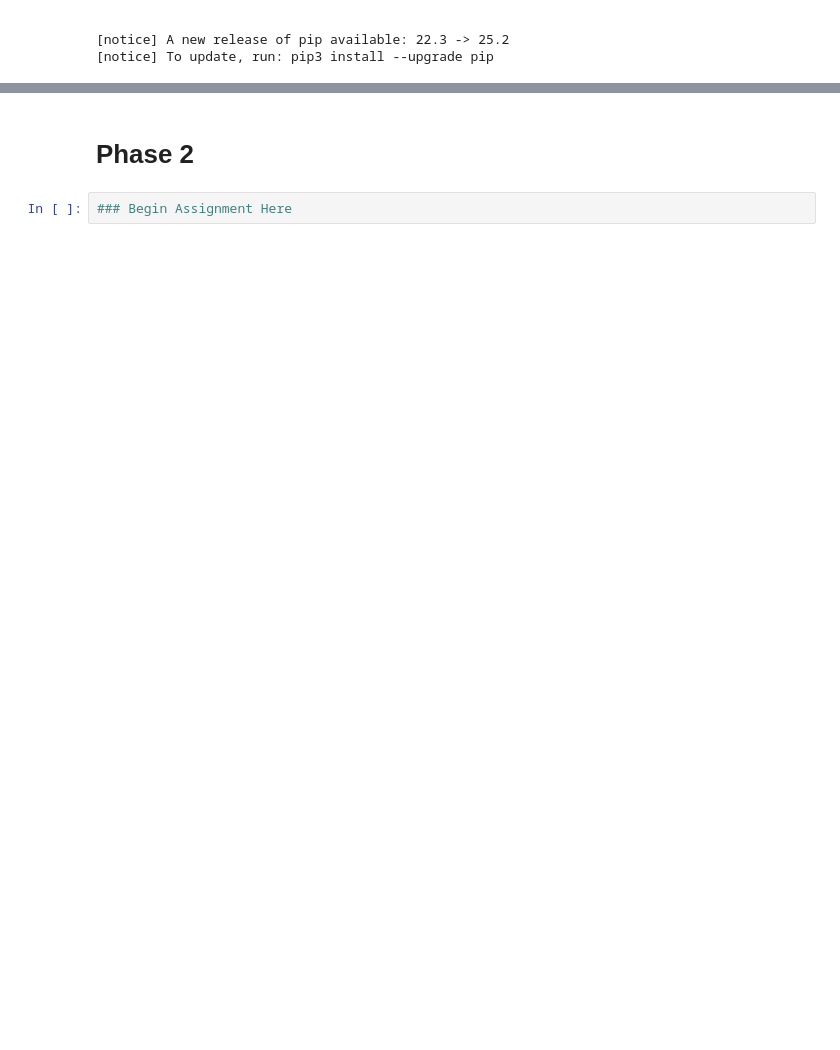
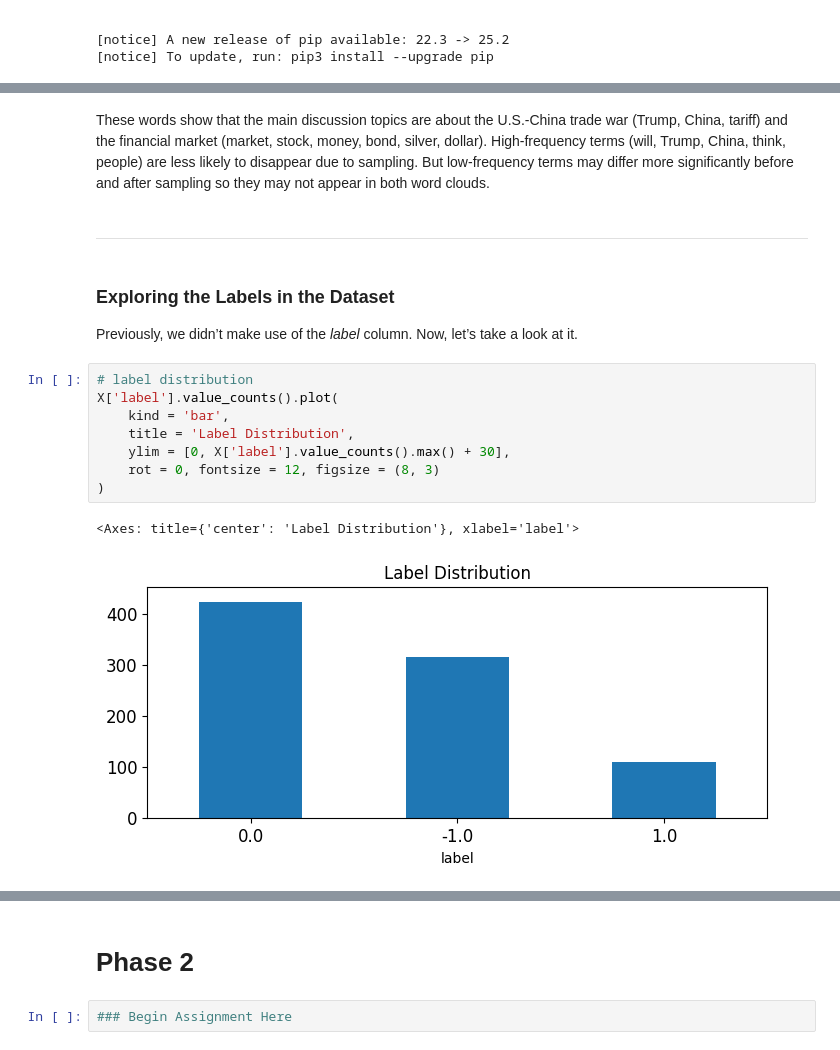
Before and after one commit to linshoufan/DM2025-Lab1-Exercise, a Jupyter notebook: DM2025-Lab1-Homework.ipynb, the cells around one changed output, grey strips where cells are left out. Drawn from its saved outputs; the diff is of its cells as text; blank space fills up the shorter version.

```diff
--- a/DM2025-Lab1-Homework.ipynb
+++ b/DM2025-Lab1-Homework.ipynb
@@ -952,0 +1035,19 @@ plt.show()
+# %% [markdown]
+These words show that the main discussion topics are about the U.S.-China trade war (Trump, China, tariff) and the financial market (market, stock, money, bond, silver, dollar).
+High-frequency terms (will, Trump, China, think, people) are less likely to disappear due to sampling. But low-frequency terms may differ more significantly before and after sampling so they may not appear in both word clouds.
+# %% [markdown]
+---
+# %% [markdown]
+### Exploring the Labels in the Dataset
+Previously, we didn’t make use of the *label* column. Now, let’s take a look at it.
+# %%
+# label distribution
+X['label'].value_counts().plot(
+    kind = 'bar',
+    title = 'Label Distribution',
+    ylim = [0, X['label'].value_counts().max() + 30],
+    rot = 0, fontsize = 12, figsize = (8, 3)
+)
+# %% [output]
+<Axes: title={'center': 'Label Distribution'}, xlabel='label'>
+[figure, added]
```
Also changed, not shown: parts of 38 cells of this notebook, 2 other files.
